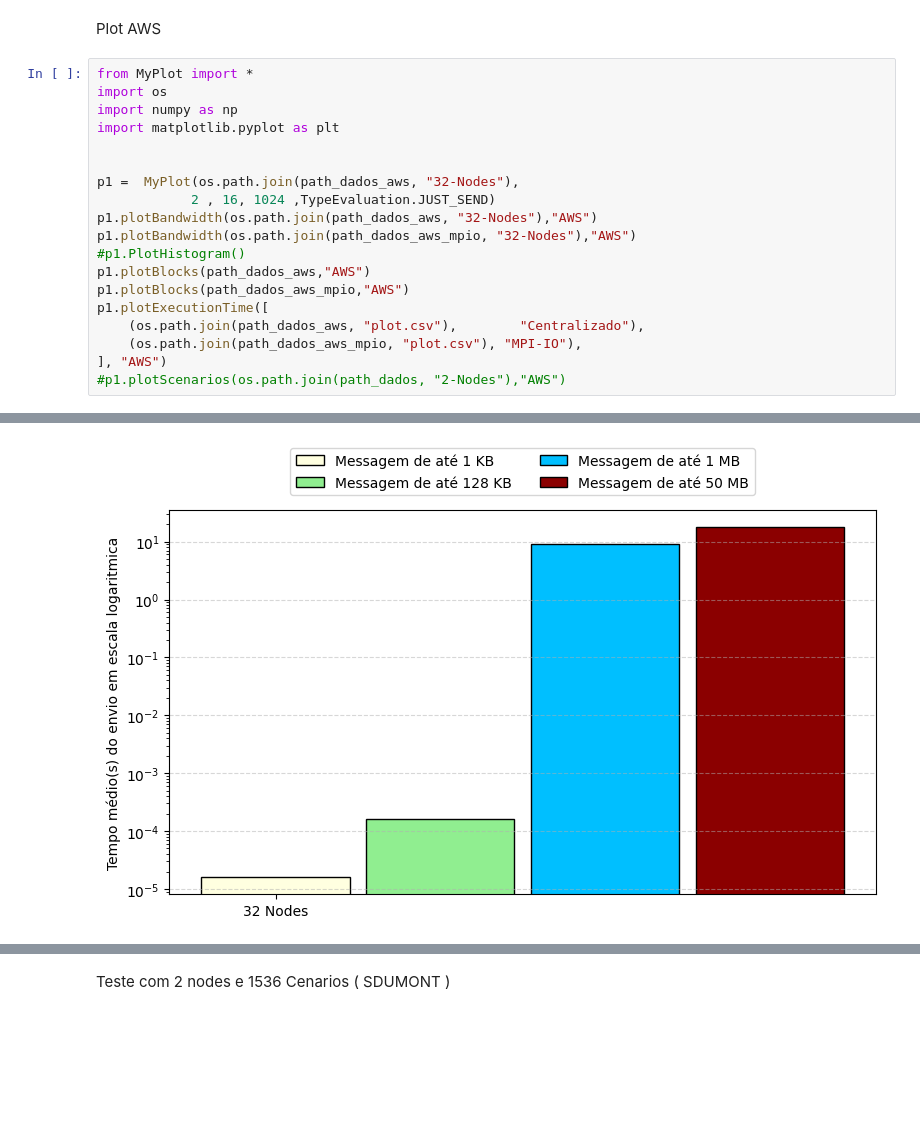
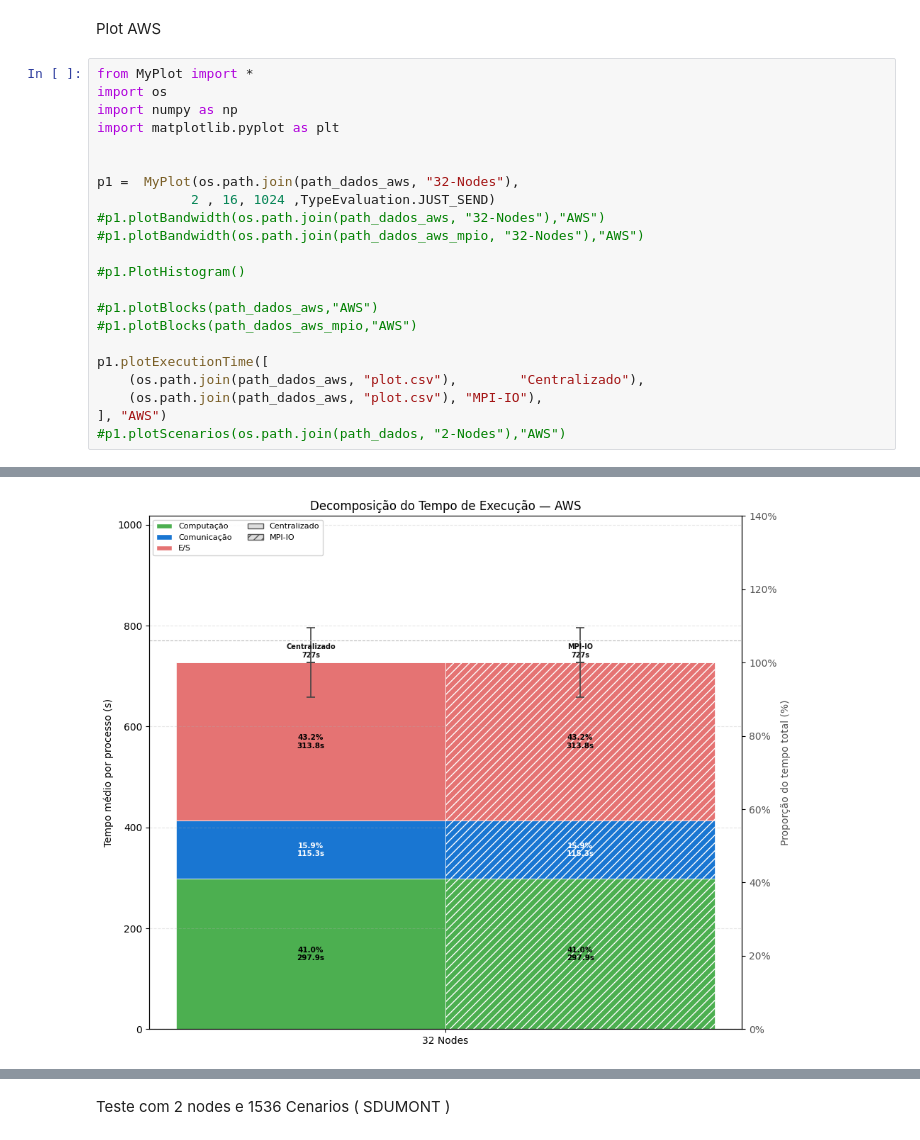
Before and after one commit to mbrcruz/PlotMPI, a Jupyter notebook: PlotResults/PlotResults.ipynb, the cells around one changed output, grey strips where cells are left out. Cells and saved outputs as stored; diff of their text form; blank space fills up the shorter version.

```diff
--- a/PlotResults/PlotResults.ipynb
+++ b/PlotResults/PlotResults.ipynb
@@ -130,14 +130,17 @@ import matplotlib.pyplot as plt
 
 p1 =  MyPlot(os.path.join(path_dados_aws, "32-Nodes"),
             2 , 16, 1024 ,TypeEvaluation.JUST_SEND)
-p1.plotBandwidth(os.path.join(path_dados_aws, "32-Nodes"),"AWS")
-p1.plotBandwidth(os.path.join(path_dados_aws_mpio, "32-Nodes"),"AWS")
+#p1.plotBandwidth(os.path.join(path_dados_aws, "32-Nodes"),"AWS")
+#p1.plotBandwidth(os.path.join(path_dados_aws_mpio, "32-Nodes"),"AWS")
+
 #p1.PlotHistogram()
-p1.plotBlocks(path_dados_aws,"AWS")
-p1.plotBlocks(path_dados_aws_mpio,"AWS")
+
+#p1.plotBlocks(path_dados_aws,"AWS")
+#p1.plotBlocks(path_dados_aws_mpio,"AWS")
+
 p1.plotExecutionTime([
     (os.path.join(path_dados_aws, "plot.csv"),        "Centralizado"),
-    (os.path.join(path_dados_aws_mpio, "plot.csv"), "MPI-IO"),
+    (os.path.join(path_dados_aws, "plot.csv"), "MPI-IO"),
 ], "AWS")
 #p1.plotScenarios(os.path.join(path_dados, "2-Nodes"),"AWS")
 # %% [output]
@@ -146 +149 @@ p1.plotExecutionTime([
-[figure, old version]
+[figure, new version]
```
Also changed, not shown: parts of 2 cells of this notebook.
